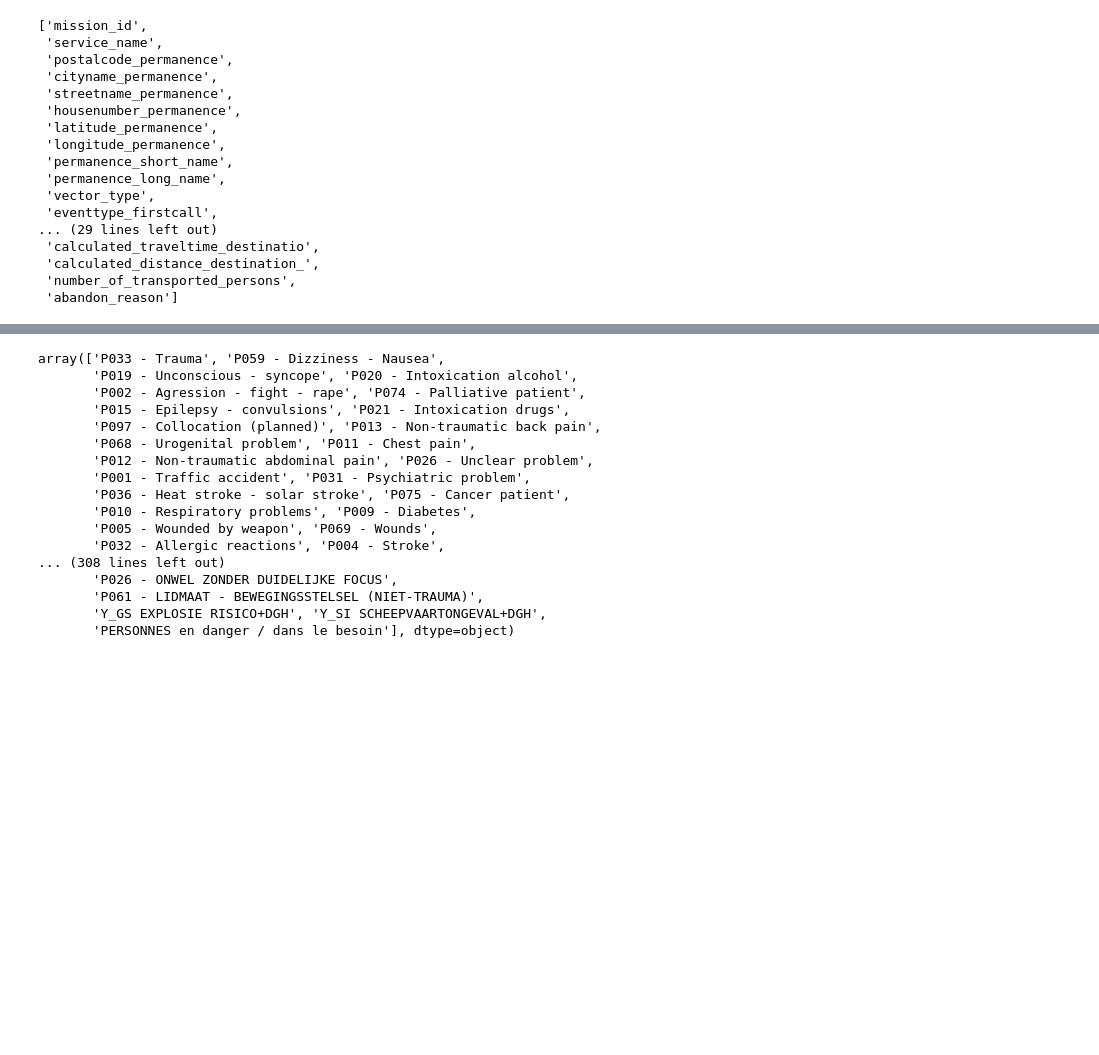
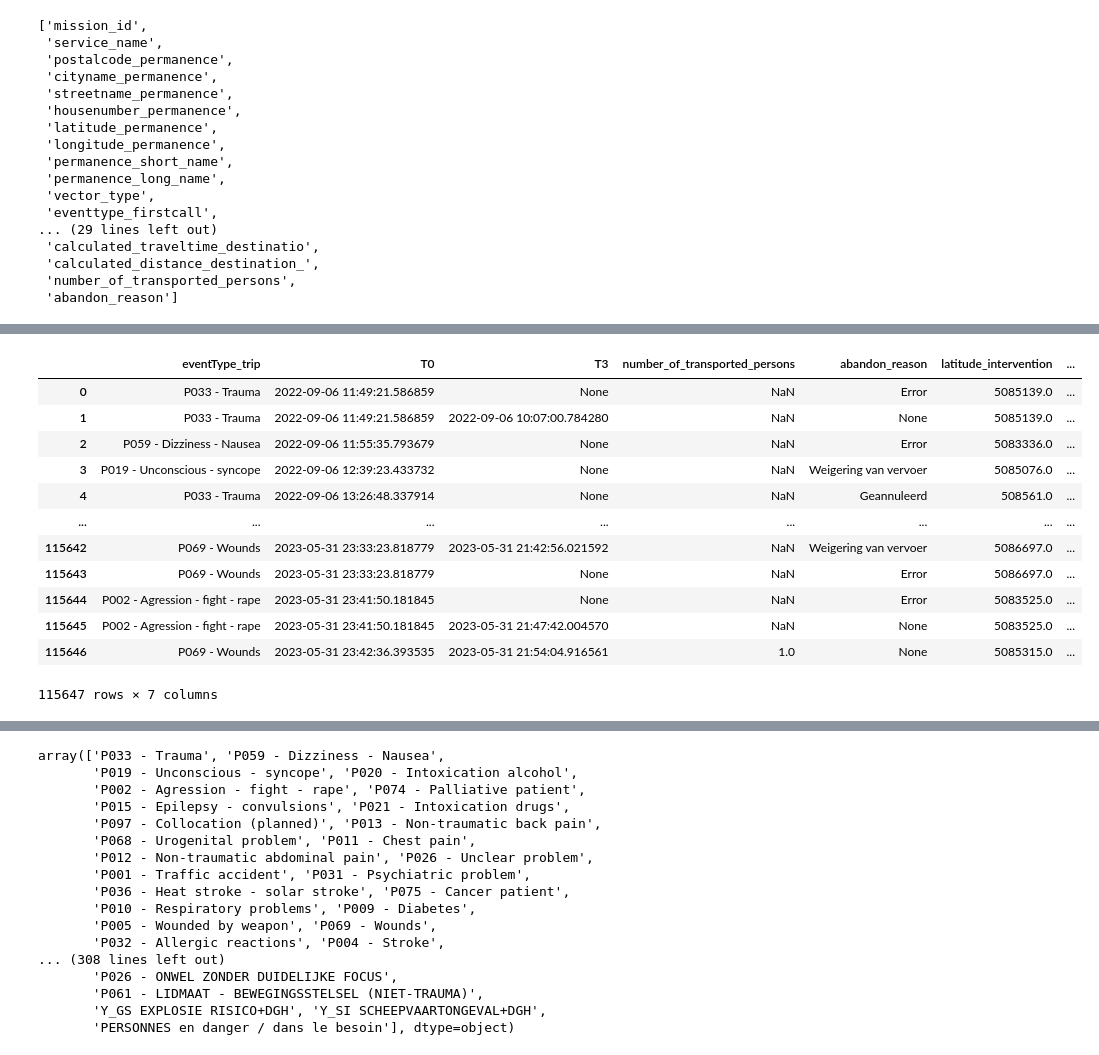
Before and after one commit to Elouan-Debels/MDAProject, a Jupyter notebook: data cleaning.ipynb, the cells around one changed output, grey strips where cells are left out. Saved outputs shown, nothing was run; the diff lists cells and outputs as text; code cells hidden in the pictures; blank space fills up the shorter version.

```diff
--- a/data cleaning.ipynb
+++ b/data cleaning.ipynb
@@ -949,0 +953,30 @@ cad9_filtered = cad9.filter(['eventType_trip', 'T0', 'T3'])
+# %%
+from datetime import datetime
+from dateutil import parser
+
+#the +02:00 or +00:00 parts are removed, because it simply is unclear what it means in the first place
+def remove_plus(dt_str):
+    if pd.isna(dt_str):
+        return None
+    # find the index of the '+' character
+    plus_index = dt_str.find('+')
+    if plus_index != -1:
+        dt_str = dt_str[:plus_index].strip()  # Remove timezone part
+    return dt_str
+
+
+# Remove timezone information (convert to naive datetime)
+interventions_bxl_filtered['T0'] = interventions_bxl_filtered['T0'].apply(remove_plus)
+interventions_bxl_filtered['T3'] = interventions_bxl_filtered['T3'].apply(remove_plus)
+
+#the data is unnecessarily precise
+def truncate_to_microseconds(dt_str):
+    if pd.isna(dt_str):
+        return None
+    # Truncate the string to microseconds (6 digits) and remove any remaining part
+    if '.' in dt_str:
+        # Split the seconds part and take only the first 6 digits after the decimal
+        dt_str = dt_str.split('.')[0] + '.' + dt_str.split('.')[1][:6]
+    return dt_str
+interventions_bxl_filtered['T0'] = interventions_bxl_filtered['T0'].apply(truncate_to_microseconds)
+interventions_bxl_filtered['T3'] = interventions_bxl_filtered['T3'].apply(truncate_to_microseconds)
@@ -949,0 +999,26 @@ cad9_filtered = cad9.filter(['eventType_trip', 'T0', 'T3'])
+# %%
+def truncate_to_microseconds(dt_str):
+    if pd.isna(dt_str):
+        return None
+    # Truncate the string to microseconds (6 digits) and remove any remaining part
+    if '.' in dt_str:
+        # Split the seconds part and take only the first 6 digits after the decimal
+        dt_str = dt_str.split('.')[0] + '.' + dt_str.split('.')[1][:6]
+    return dt_str
+interventions_bxl_filtered['T0'] = interventions_bxl_filtered['T0'].apply(truncate_to_microseconds)
+interventions_bxl_filtered['T3'] = interventions_bxl_filtered['T3'].apply(truncate_to_microseconds)
+interventions_bxl_filtered
+# %% [output]
+|  | eventType_trip | T0 | T3 | number_of_transported_persons | abandon_reason | latitude_intervention | ... |
+| 0 | P033 - Trauma | 2022-09-06 11:49:21.586859 | None | NaN | Error | 5085139.0 | ... |
+| 1 | P033 - Trauma | 2022-09-06 11:49:21.586859 | 2022-09-06 10:07:00.784280 | NaN | None | 5085139.0 | ... |
+| 2 | P059 - Dizziness - Nausea | 2022-09-06 11:55:35.793679 | None | NaN | Error | 5083336.0 | ... |
+| 3 | P019 - Unconscious - syncope | 2022-09-06 12:39:23.433732 | None | NaN | Weigering van vervoer | 5085076.0 | ... |
+| 4 | P033 - Trauma | 2022-09-06 13:26:48.337914 | None | NaN | Geannuleerd | 508561.0 | ... |
+| ... | ... | ... | ... | ... | ... | ... | ... |
+| 115642 | P069 - Wounds | 2023-05-31 23:33:23.818779 | 2023-05-31 21:42:56.021592 | NaN | Weigering van vervoer | 5086697.0 | ... |
+| 115643 | P069 - Wounds | 2023-05-31 23:33:23.818779 | None | NaN | Error | 5086697.0 | ... |
+| 115644 | P002 - Agression - fight - rape | 2023-05-31 23:41:50.181845 | None | NaN | Error | 5083525.0 | ... |
+| 115645 | P002 - Agression - fight - rape | 2023-05-31 23:41:50.181845 | 2023-05-31 21:47:42.004570 | NaN | None | 5083525.0 | ... |
+| 115646 | P069 - Wounds | 2023-05-31 23:42:36.393535 | 2023-05-31 21:54:04.916561 | 1.0 | None | 5085315.0 | ... |
+115647 rows × 7 columns
```
Also changed, not shown: parts of 10 cells of this notebook.
